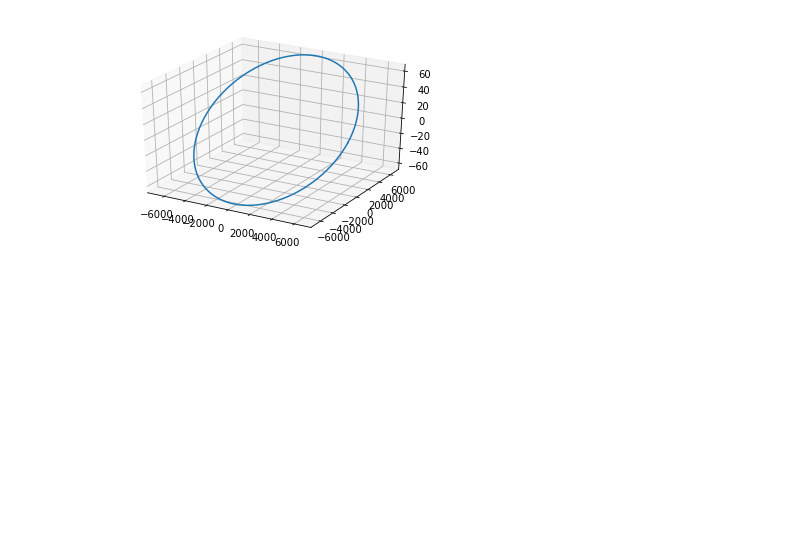
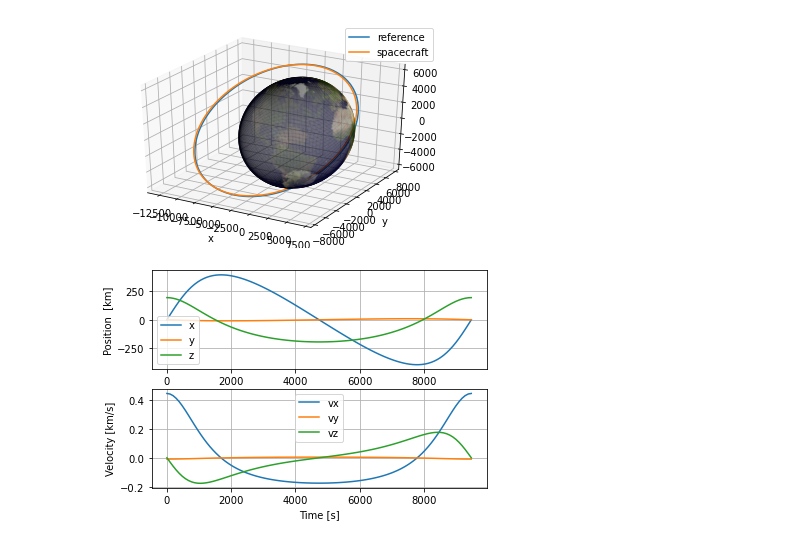
Before and after one commit to kdricemt/AA203_FinalProject, a Jupyter notebook: test_controller.ipynb, the cells around one changed output. Drawn from its saved outputs; the diff is of its cells as text; code cells hidden in the pictures; blank space fills up the shorter version.

```diff
--- a/test_controller.ipynb
+++ b/test_controller.ipynb
@@ -6,24 +6,33 @@ import numpy as np
 %matplotlib inline
 
 R_EARTH = 6378
+MU_EARTH = MU_EARTH * 1e-9
 
 # initial conditions
-h = 200  # km
-a = R_EARTH + h
-e = 0.01
-i = 0.01
+h = 400  # km  height for perigee
+e = 0.3
+a = (R_EARTH + h) / (1 - e)
+i = 0.6
 W = 0
 w = 0
 E = 0
-oe = np.array([a, e, i, W, w, E])
-r0, v0 = par2ic(oe, MU_EARTH)
-x0 = np.hstack([r0, v0])
+oe1 = np.array([a, e, i, W, w, E])
+oe2 = np.array([a, e+0.02, i+0.001, W, w, E])
+r0_1, v0_1 = par2ic(oe1, MU_EARTH)
+r0_2, v0_2 = par2ic(oe2, MU_EARTH)
+x0_1 = np.hstack([r0_1, v0_1])
+x0_2 = np.hstack([r0_2, v0_2])
 # %%
 T = 2 * np.pi * np.sqrt(a**3/MU_EARTH)
 tspan = np.linspace(0, 1.0 * T, 100)
-s = dn.propagate_orbit(x0, tspan, dn.zero_control, MU_EARTH)
+s1 = dn.propagate_absolute_orbit(x0_1, tspan, dn.zero_control, MU_EARTH)
+s2 = dn.propagate_absolute_orbit(x0_2, tspan, dn.zero_control, MU_EARTH)
-# %%
-# Plot orbit
-dn.plot_orbit(s)
-# %% [output]
-[figure, removed]
+# %%
+# Plot orbit
+dn.plot_orbits(s1,s2)
+
+# plot relative orbit
+dn.plot_relative_orbit_from_abs(tspan, s1, s2)
+# %% [output]
+[figure, added]
+[figure, added]
```
Also changed, not shown: 1 other file.
